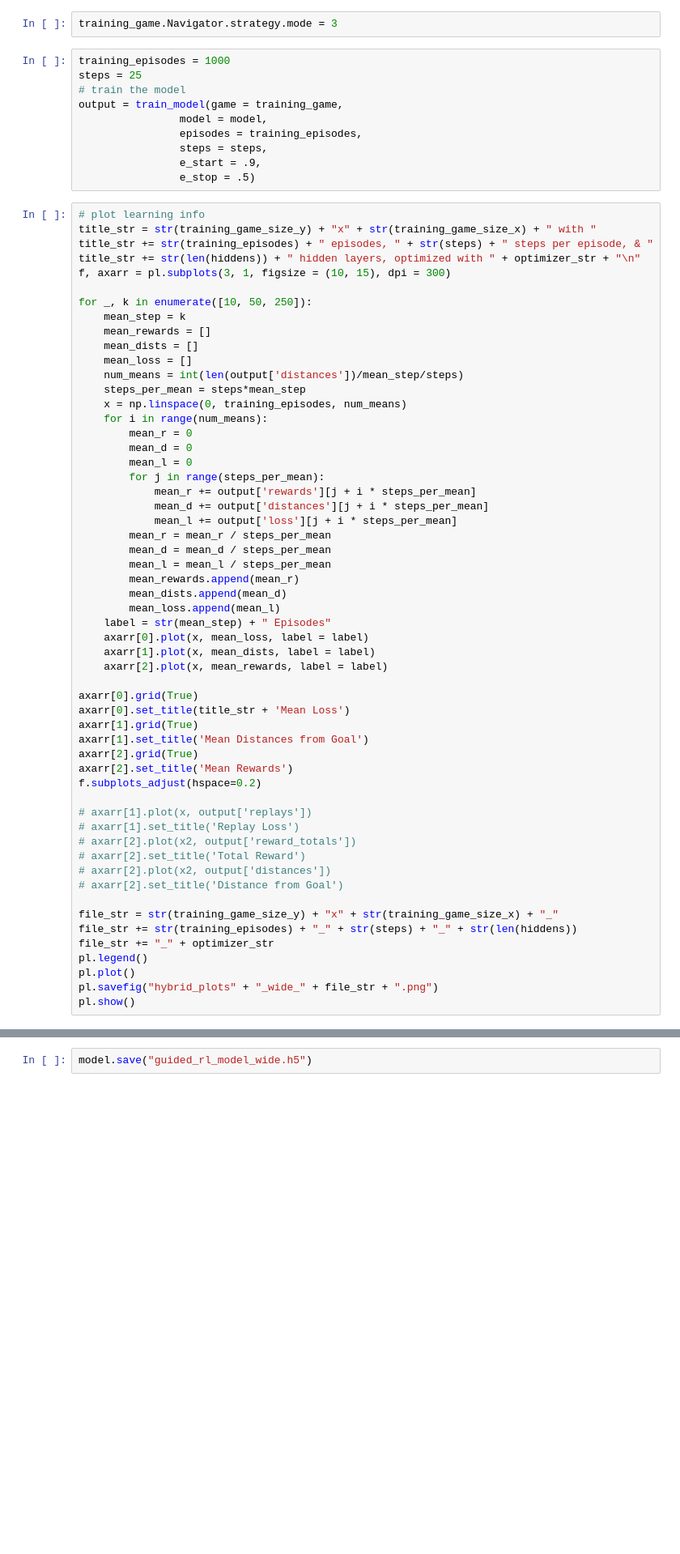
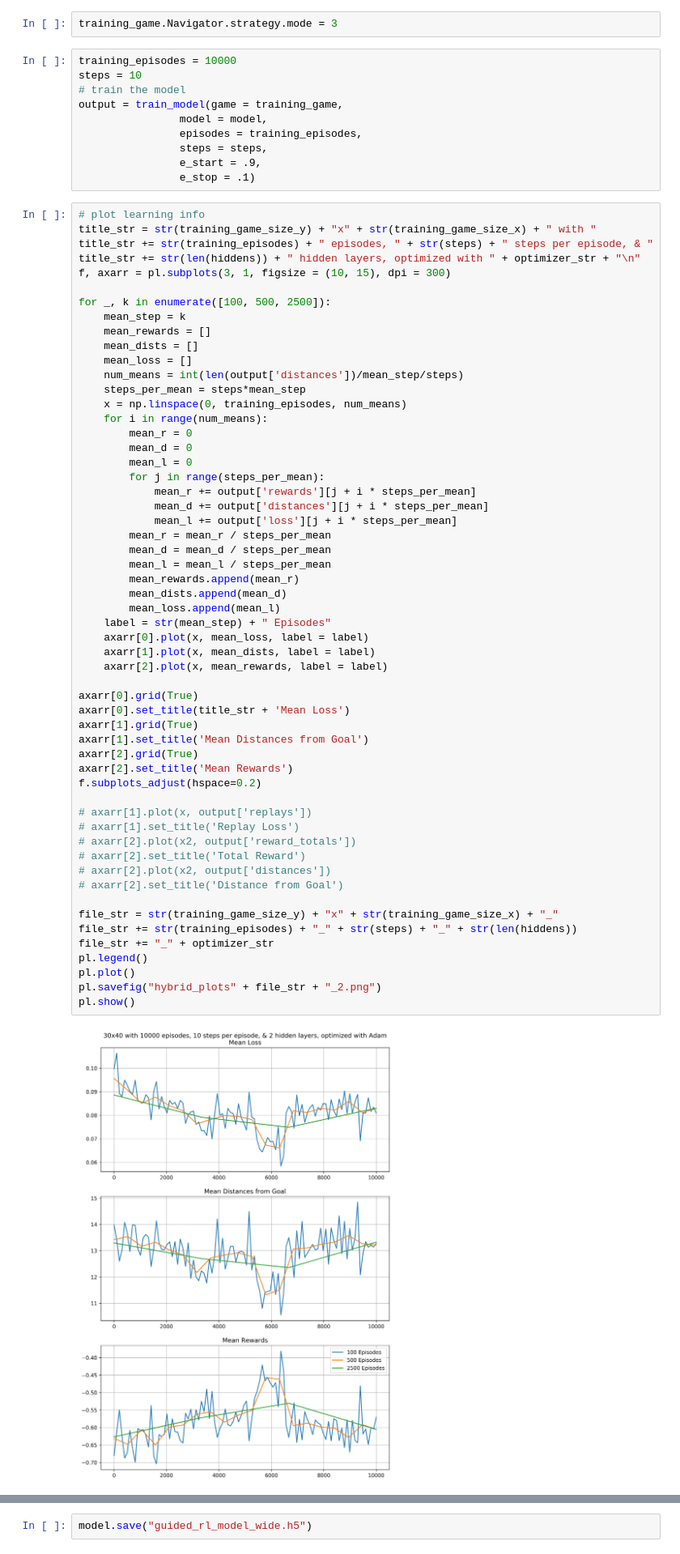
Before and after one commit to tab0r/Neural.Swarms, a Jupyter notebook: NaviGame/Hybrid Model Training.ipynb, the cells around one changed output, grey strips where cells are left out. Shown at 81% size. Cells and saved outputs as stored; diff of their text form; blank space fills up the shorter version.

```diff
--- a/NaviGame/Hybrid Model Training.ipynb
+++ b/NaviGame/Hybrid Model Training.ipynb
@@ -40,15 +36,15 @@ training_game.setup()
 # %%
 training_game.Navigator.strategy.mode = 3
 # %%
-training_episodes = 1000
-steps = 25
+training_episodes = 10000
+steps = 10
 # train the model
 output = train_model(game = training_game,
                 model = model,
                 episodes = training_episodes,
                 steps = steps,
                 e_start = .9,
-                e_stop = .5)
+                e_stop = .1)
 # %%
 # plot learning info
 title_str = str(training_game_size_y) + "x" + str(training_game_size_x) + " with "
@@ -56,7 +52,7 @@ title_str += str(training_episodes) + " episodes, " + str(steps) + " steps per e
 title_str += str(len(hiddens)) + " hidden layers, optimized with " + optimizer_str + "\n"
 f, axarr = pl.subplots(3, 1, figsize = (10, 15), dpi = 300)
 
-for _, k in enumerate([10, 50, 250]):
+for _, k in enumerate([100, 500, 2500]):
     mean_step = k
     mean_rewards = []
     mean_dists = []
@@ -77,32 +73,34 @@ for _, k in enumerate([10, 50, 250]):
         mean_l = mean_l / steps_per_mean
         mean_rewards.append(mean_r)
         mean_dists.append(mean_d)
         mean_loss.append(mean_l)
     label = str(mean_step) + " Episodes"
     axarr[0].plot(x, mean_loss, label = label)
     axarr[1].plot(x, mean_dists, label = label)
     axarr[2].plot(x, mean_rewards, label = label)
 
 axarr[0].grid(True)
 axarr[0].set_title(title_str + 'Mean Loss')
 axarr[1].grid(True)
 axarr[1].set_title('Mean Distances from Goal')
 axarr[2].grid(True)
 axarr[2].set_title('Mean Rewards')
 f.subplots_adjust(hspace=0.2)
 
 # axarr[1].plot(x, output['replays'])
 # axarr[1].set_title('Replay Loss')
 # axarr[2].plot(x2, output['reward_totals'])
 # axarr[2].set_title('Total Reward')
 # axarr[2].plot(x2, output['distances'])
 # axarr[2].set_title('Distance from Goal')
 
 file_str = str(training_game_size_y) + "x" + str(training_game_size_x) + "_"
 file_str += str(training_episodes) + "_" + str(steps) + "_" + str(len(hiddens))
 file_str += "_" + optimizer_str
 pl.legend()
 pl.plot()
-pl.savefig("hybrid_plots" + "_wide_" + file_str + ".png")
+pl.savefig("hybrid_plots" + file_str + "_2.png")
 pl.show()
+# %% [output]
+[figure, added]
 # %%
```
Also changed, not shown: parts of 5 cells of this notebook, 2 other files.
